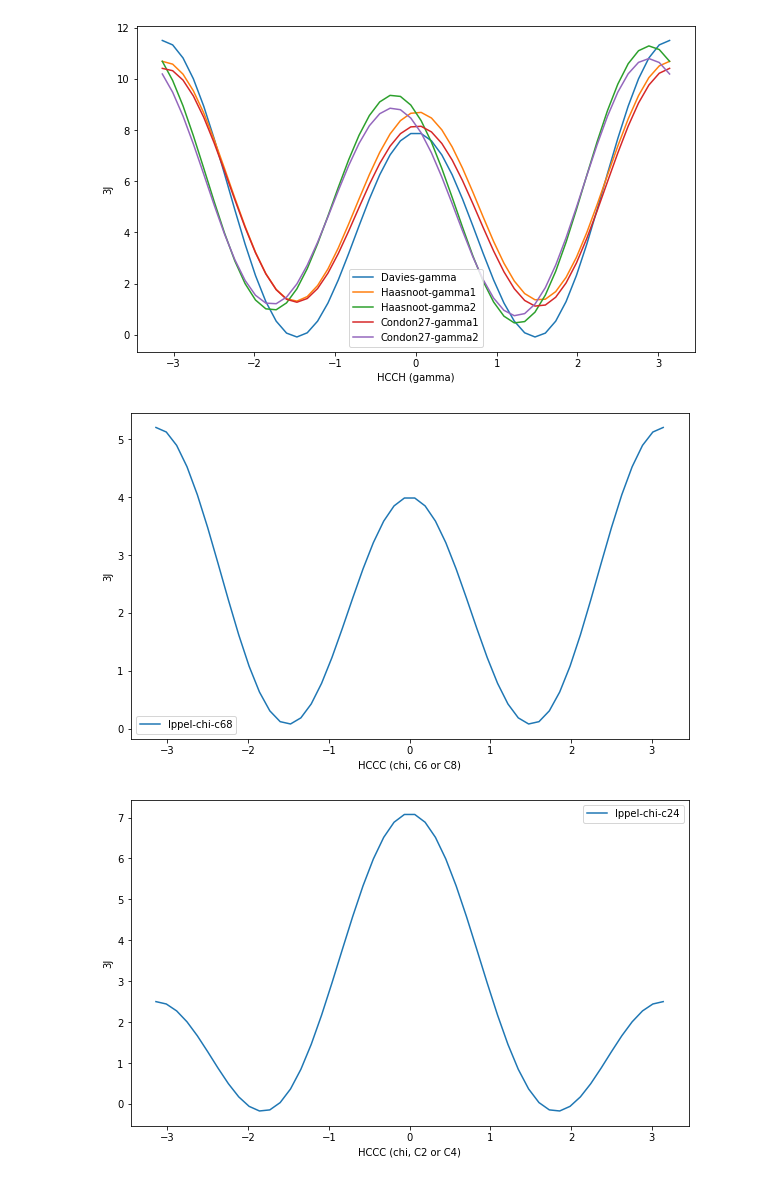
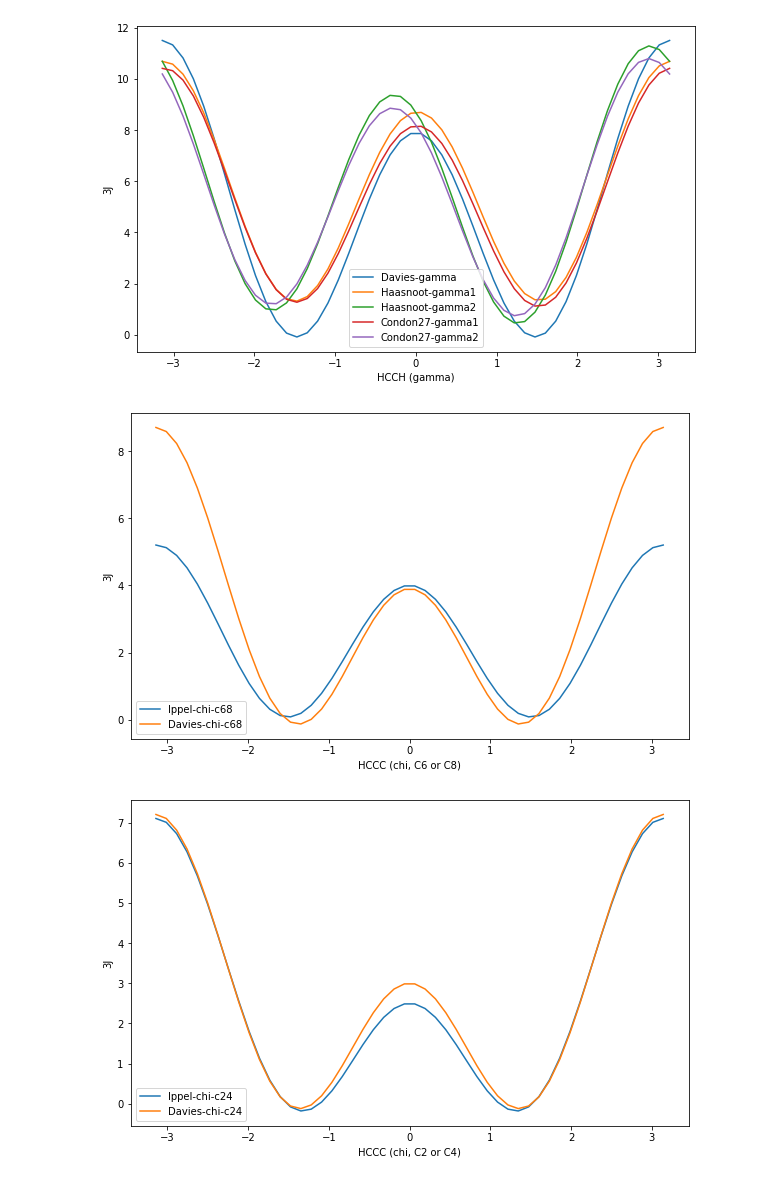
Before and after one commit to bussilab/karplus-equations, a Jupyter notebook: Karplus-Equations.ipynb, the cells around one changed output. Drawn from its saved outputs; the diff is of its cells as text; code cells hidden in the pictures.

Commit message:
further comments and fix

```diff
--- a/Karplus-Equations.ipynb
+++ b/Karplus-Equations.ipynb
@@ -265,7 +265,28 @@ def karplus_chi(x,par):
         # https://doi.org/10.1002/(SICI)1097-458X(199612)34:13%3CS156::AID-OMR68%3E3.0.CO;2-U
         # Eq page S166, in the text below Fig. 8
         # Also used in Barnaba https://rnajournal.cshlp.org/content/25/2/219/T1.expansion.html
-        return 4.7*np.cos(x)**2+2.3*np.cos(x)+0.1
+        # Notice that Ippel uses the Chi angle, so that here we change the sign (2.3 becomes -2.3)
+        # In other words:
+        # H1'-C1'-N9-C4 (or C2) = O4'-C1'-N9-C4 (or C2) + 120
+        # however, Ippel uses cos(chi-60).
+        return 4.7*np.cos(x)**2-2.3*np.cos(x)+0.1
+
+    elif par=="Davies-chi-c68":
+        # Davies et al (1985)
+        # https://analyticalsciencejournals.onlinelibrary.wiley.com/doi/pdfdirect/10.1002/mrc.1260230204
+        # Eq in the abstract
+        # these are defined using H and C in the paper, so no need to further shift
+        # Mentioned by Ippel
+        return 6.2*np.cos(x)**2-2.4*np.cos(x)+0.1
+
+    elif par=="Davies-chi-c24":
+        # Davies et al (1985)
+        # https://analyticalsciencejournals.onlinelibrary.wiley.com/doi/pdfdirect/10.1002/mrc.1260230204
+        # Eq in the abstract
+        # these are defined using H and C in the paper, so no need to further shift
+        # Mentioned by Ippel with a flipped sign (2.1 instead of -2.1)
+        # Notice that Ippel uses the Chi angle
+        return 5.0*np.cos(x)**2-2.1*np.cos(x)+0.1
 
     elif par=="Ippel-cesari-chi-a1": # chi
         # From Cesari et al 2016
@@ -293,20 +314,22 @@ def karplus_chi(x,par):
 # %%
 plt.figure(figsize=(10,6))
 for l in [
     "Ippel-chi-c68",
+    "Davies-chi-c68",
 ]:
     x=np.linspace(-np.pi,np.pi)
     plt.plot(x,karplus_chi(x,par=l),label=l)
 plt.legend()
 plt.xlabel("HCCC (chi, C6 or C8)")
 plt.ylabel("3J")
 plt.show()
 # %% [output]
-[figure, old version]
+[figure, new version]
 # %%
 plt.figure(figsize=(10,6))
 for l in [
     "Ippel-chi-c24",
+    "Davies-chi-c24",
 ]:
     x=np.linspace(-np.pi,np.pi)
     plt.plot(x,karplus_chi(x,par=l),label=l)
@@ -315,4 +338,4 @@ plt.xlabel("HCCC (chi, C2 or C4)")
 plt.ylabel("3J")
 plt.show()
 # %% [output]
-[figure, old version]
+[figure, new version]
```
